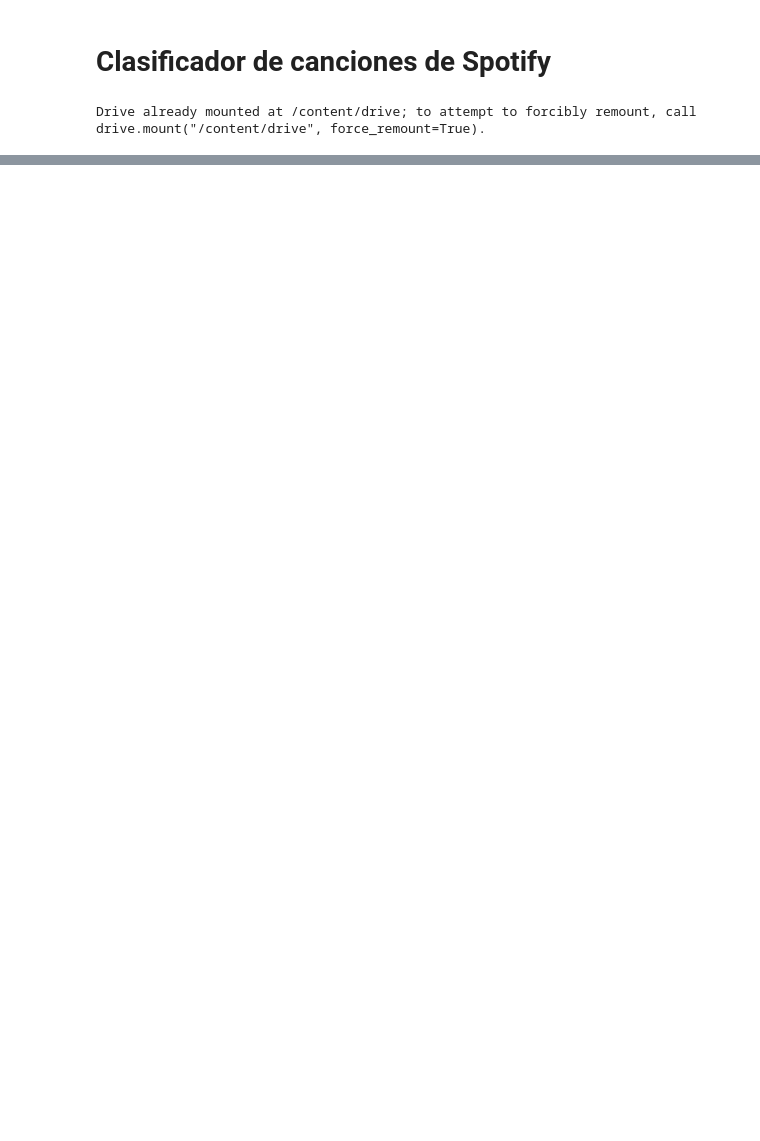
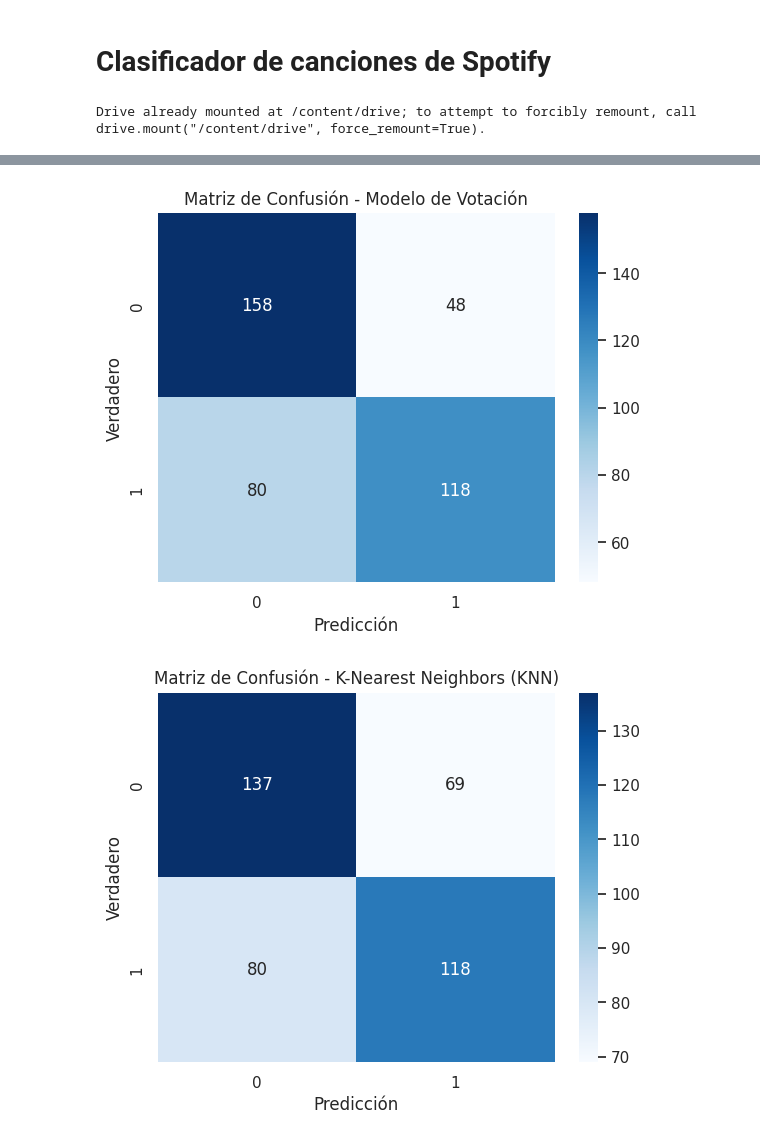
Before and after one commit to danisotoguerrero/Clasificador-de-canciones, a Jupyter notebook: Laboratorio_2_Grupo_8.ipynb, the cells around one changed output, grey strips where cells are left out. Drawn from its saved outputs; the diff is of its cells as text; code cells hidden in the pictures; blank space fills up the shorter version.

```diff
--- a/Laboratorio_2_Grupo_8.ipynb
+++ b/Laboratorio_2_Grupo_8.ipynb
@@ -348,0 +39,3 @@ Grupo 8 : Cintia Cuevas, Daniela Soto, Nicolas Pelleritti
+# %%
+# Parametros considerados
+selected_features = df[["danceability", "energy", "valence", "loudness"]]
@@ -348,0 +137,13 @@ Grupo 8 : Cintia Cuevas, Daniela Soto, Nicolas Pelleritti
+# %%
+from sklearn.ensemble import VotingClassifier
+
+# Crear un modelo de votación mayoritaria
+voting_model = VotingClassifier(estimators=[
+    ('KNN', knn_model),
+    ('SVM', svm_model),
+    ('DecisionTree', dt_model),
+    ('NaiveBayes', nb_model)
+], voting='hard')  # 'hard' significa votación por mayoría
+
+# Entrenar el modelo de votación con los datos de entrenamiento
+voting_model.fit(X_train, y_train)
@@ -348,0 +203,33 @@ Grupo 8 : Cintia Cuevas, Daniela Soto, Nicolas Pelleritti
+# %%
+from sklearn.metrics import confusion_matrix
+import seaborn as sns
+import matplotlib.pyplot as plt
+
+# Predicciones del modelo de votación
+y_pred_voting = voting_model.predict(X_test)
+
+# Predicciones de cada modelo individual
+y_pred_knn = knn_model.predict(X_test)
+y_pred_svm = svm_model.predict(X_test)
+y_pred_dt = dt_model.predict(X_test)
+y_pred_nb = nb_model.predict(X_test)
+
+def Matriz_confusion_grafica(y_true, y_pred, model_name):
+    # Calcular la matriz de confusión
+    cm = confusion_matrix(y_true, y_pred)
+
+    # Visualizar la matriz de confusión con Seaborn
+    sns.heatmap(cm, annot=True, fmt="d", cmap="Blues")
+    plt.title(f"Matriz de Confusión - {model_name}")
+    plt.xlabel("Predicción")
+    plt.ylabel("Verdadero")
+    plt.show()
+
+Matriz_confusion_grafica(y_test, y_pred_voting, "Modelo de Votación")
+Matriz_confusion_grafica(y_test, y_pred_knn, "K-Nearest Neighbors (KNN)")
+Matriz_confusion_grafica(y_test, y_pred_svm, "Support Vector Machines (SVM)")
+Matriz_confusion_grafica(y_test, y_pred_dt, "Árbol de decisión")
+Matriz_confusion_grafica(y_test, y_pred_nb, "Naive Bayes")
+# %% [output]
+[figure, added]
+[figure, added]
```
Also changed, not shown: parts of 64 cells of this notebook.
